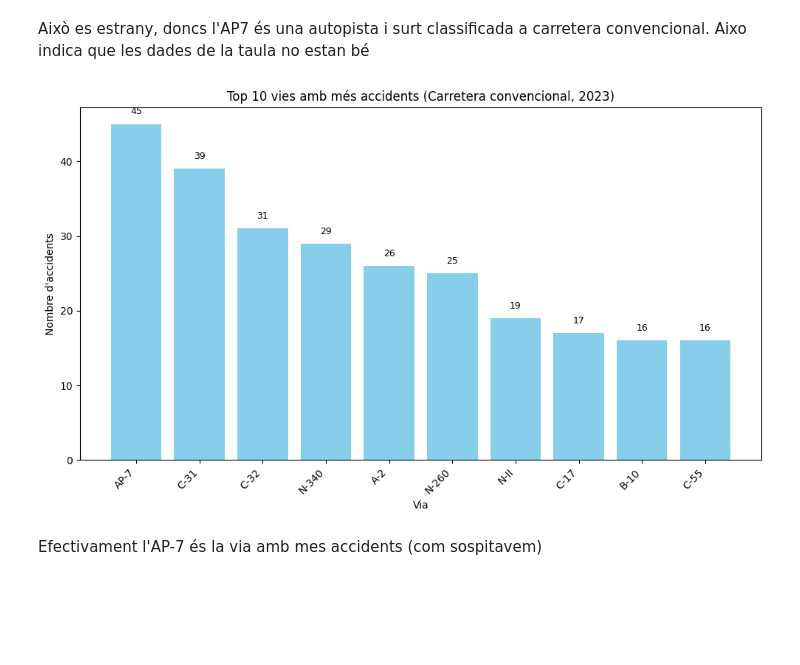
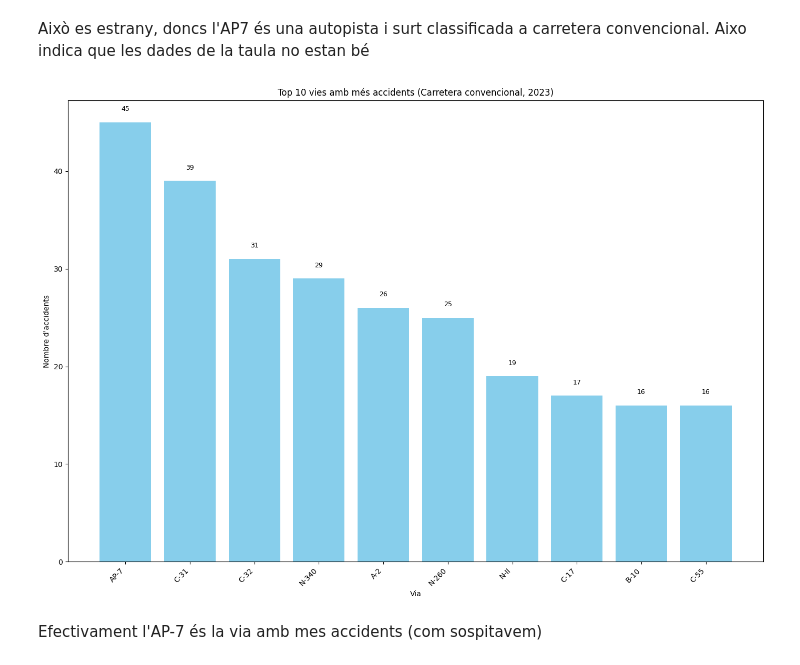
Before and after one commit to SeergiCureero/Proyecto-Analitica-Descriptiva, a Jupyter notebook: main.ipynb, the cells around one changed output. Saved outputs shown, nothing was run; the diff lists cells and outputs as text; code cells hidden in the pictures; blank space fills up the shorter version.

```diff
--- a/main.ipynb
+++ b/main.ipynb
@@ -360,34 +360,34 @@ Això es estrany, doncs l'AP7 és una autopista i surt classificada a carretera
 # %%
 # Filtra les carreteres convencionals
 df2023 = AccidentsPerAny[13]
 carreteresConv = df2023[df2023['D_TIPUS_VIA'] == 'Carretera convencional']
 
 # Comptar accidents per via
 accidentsPerVia = carreteresConv['via'].value_counts().reset_index()
 accidentsPerVia.columns = ['via', 'nombreAccidents']
 
 # Agafem les 10 primeres
 top10 = accidentsPerVia.head(10)
 
 # Gràfic de barres
-plt.figure(figsize=(10, 6))
+plt.figure(figsize=(14, 10))
 bars = plt.bar(top10['via'], top10['nombreAccidents'], color='skyblue')
 
 # Etiquetes a sobre de cada barra
 for bar in bars:
     height = bar.get_height()
     plt.text(bar.get_x() + bar.get_width()/2, height + 1, str(height),
              ha='center', va='bottom', fontsize=9)
 
 # Estètica del gràfic
 plt.title("Top 10 vies amb més accidents (Carretera convencional, 2023)")
 plt.xlabel("Via")
 plt.ylabel("Nombre d'accidents")
 plt.xticks(rotation=45, ha='right')
 plt.tight_layout()
 plt.show()
 # %% [output]
-[figure, old version]
+[figure, new version]
 # %% [markdown]
 Efectivament l'AP-7 és la via amb mes accidents (com sospitavem)
 # %%
```
Also changed, not shown: parts of 2 cells of this notebook.
